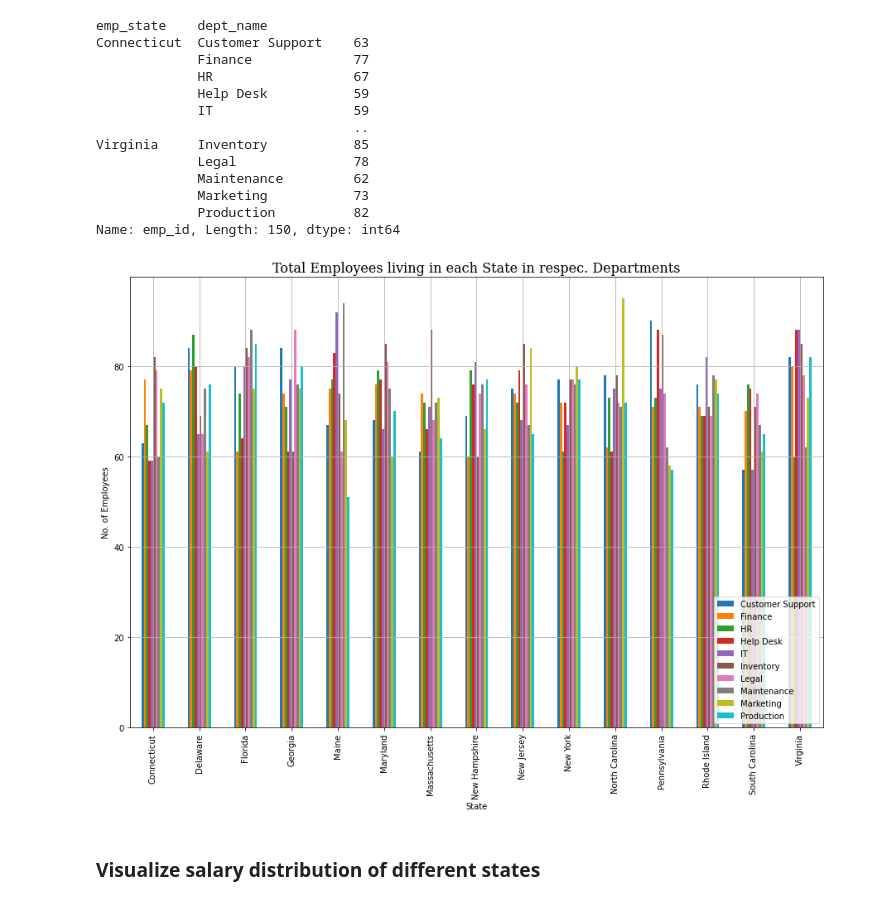
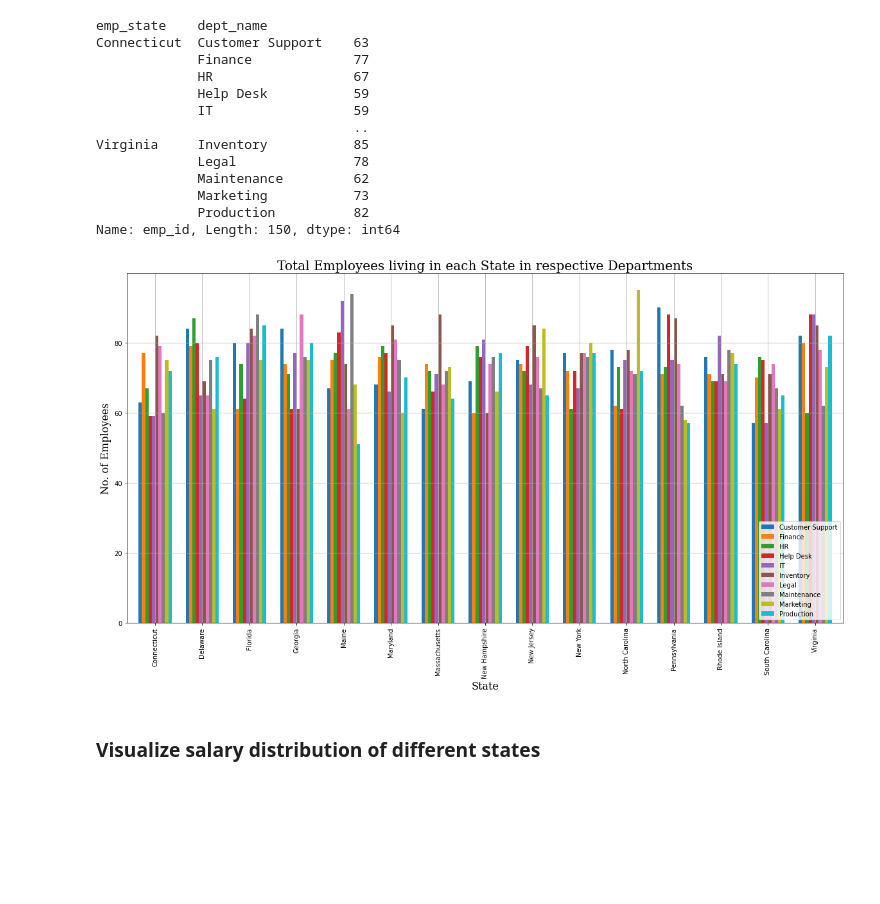
Before and after one commit to daksh-intwala/DATA_601, a Jupyter notebook: week07/homework/hw-07.ipynb, the cells around one changed output. Saved outputs shown, nothing was run; the diff lists cells and outputs as text; code cells hidden in the pictures; blank space fills up the shorter version.

```diff
--- a/week07/homework/hw-07.ipynb
+++ b/week07/homework/hw-07.ipynb
@@ -215,15 +224,15 @@ Virginia     Inventory           85
              Production          82
 Name: emp_id, Length: 150, dtype: int64
 # %%
-emp_categorized.unstack().plot(kind='bar')
-plt.title('Total Employees living in each State in respec. Departments', fontdict={'size':16, 'family':'serif'})
-plt.xlabel('State')
-plt.ylabel('No. of Employees')
-plt.gcf().set_size_inches(15, 10)
+emp_categorized.unstack().plot(kind='bar', width=.7)
+plt.title('Total Employees living in each State in respective Departments', fontdict={'size':20, 'family':'serif'})
+plt.xlabel('State',fontdict={'size':16, 'family':'serif'})
+plt.ylabel('No. of Employees',fontdict={'size':16, 'family':'serif'})
+plt.gcf().set_size_inches(20, 10)
 plt.legend(loc=4)
 plt.grid()
 # %% [output]
-[figure, old version]
+[figure, new version]
 # %% [markdown]
 ### Visualize salary distribution of different states
 # %%
```
Also changed, not shown: parts of 6 cells of this notebook.
